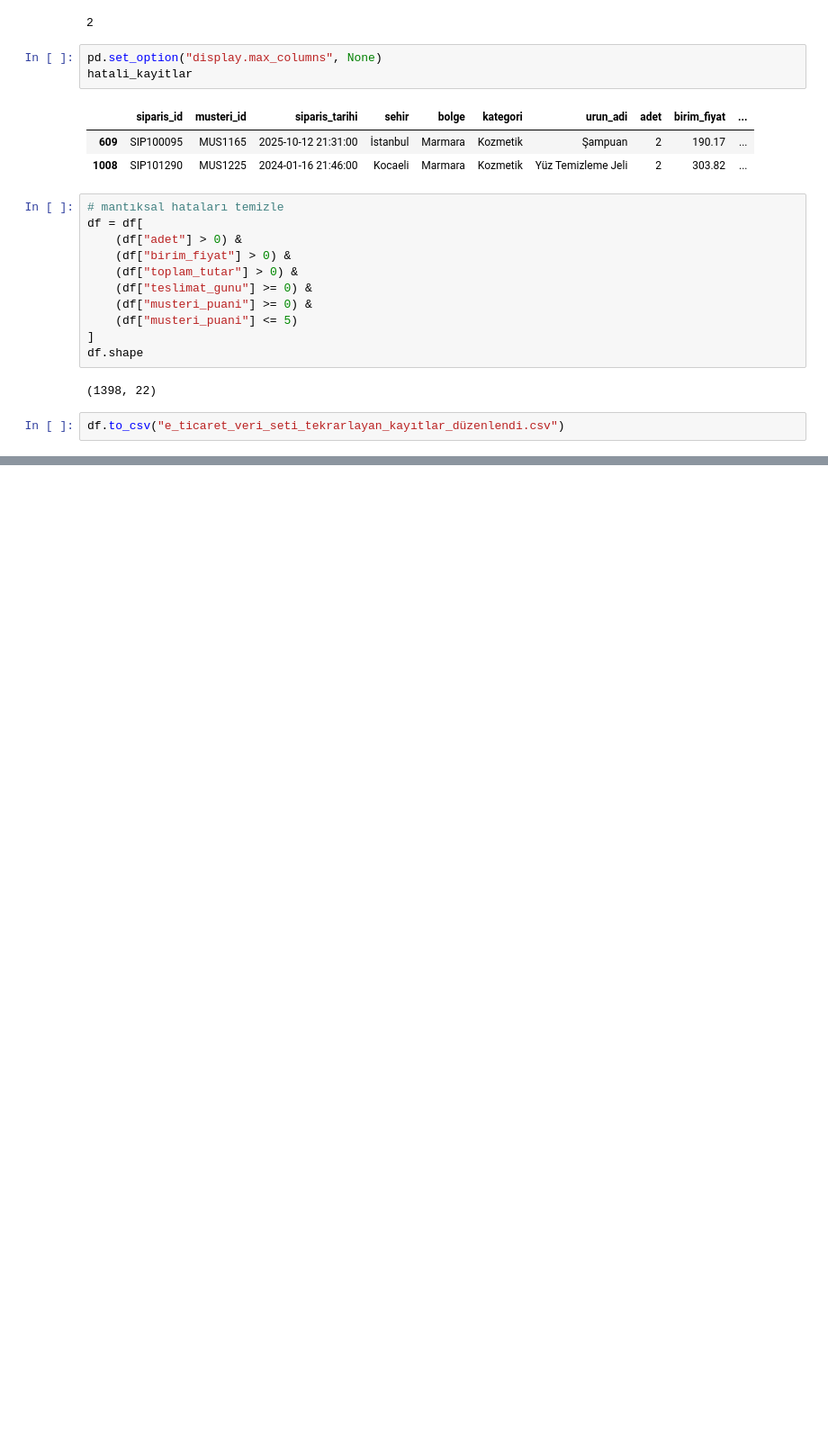
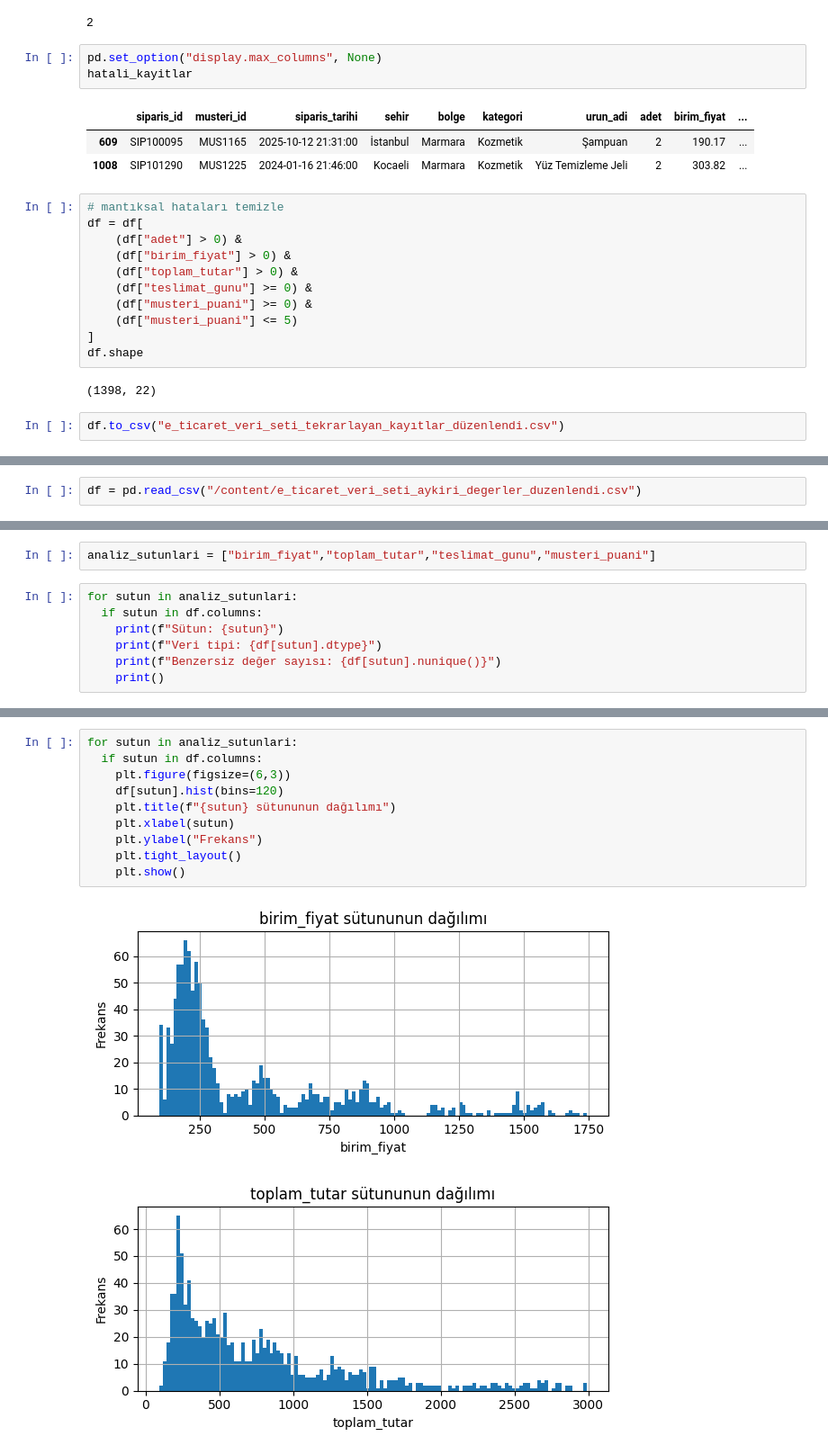
Before and after one commit to Ardatatl33/turk-yeyapayzekaakademisi_bootcamp, a Jupyter notebook: VeriBilimiEgitim.ipynb, the cells around one changed output, grey strips where cells are left out. Shown at 90% size. Cells and saved outputs as stored; diff of their text form; blank space fills up the shorter version.

Commit message:
Veri bilimi eğitimimi tamamladım

```diff
--- a/VeriBilimiEgitim.ipynb
+++ b/VeriBilimiEgitim.ipynb
@@ -725,0 +1091,2 @@ df.to_csv("e_ticaret_veri_seti_tekrarlayan_kayıtlar_düzenlendi.csv")
+# %%
+df = pd.read_csv("/content/e_ticaret_veri_seti_aykiri_degerler_duzenlendi.csv")
@@ -725,0 +1110,9 @@ df.to_csv("e_ticaret_veri_seti_tekrarlayan_kayıtlar_düzenlendi.csv")
+# %%
+analiz_sutunlari = ["birim_fiyat","toplam_tutar","teslimat_gunu","musteri_puani"]
+# %%
+for sutun in analiz_sutunlari:
+  if sutun in df.columns:
+    print(f"Sütun: {sutun}")
+    print(f"Veri tipi: {df[sutun].dtype}")
+    print(f"Benzersiz değer sayısı: {df[sutun].nunique()}")
+    print()
@@ -725,0 +1147,13 @@ df.to_csv("e_ticaret_veri_seti_tekrarlayan_kayıtlar_düzenlendi.csv")
+# %%
+for sutun in analiz_sutunlari:
+  if sutun in df.columns:
+    plt.figure(figsize=(6,3))
+    df[sutun].hist(bins=120)
+    plt.title(f"{sutun} sütununun dağılımı")
+    plt.xlabel(sutun)
+    plt.ylabel("Frekans")
+    plt.tight_layout()
+    plt.show()
+# %% [output]
+[figure, added]
+[figure, added]
```
Also changed, not shown: parts of 84 cells of this notebook.
